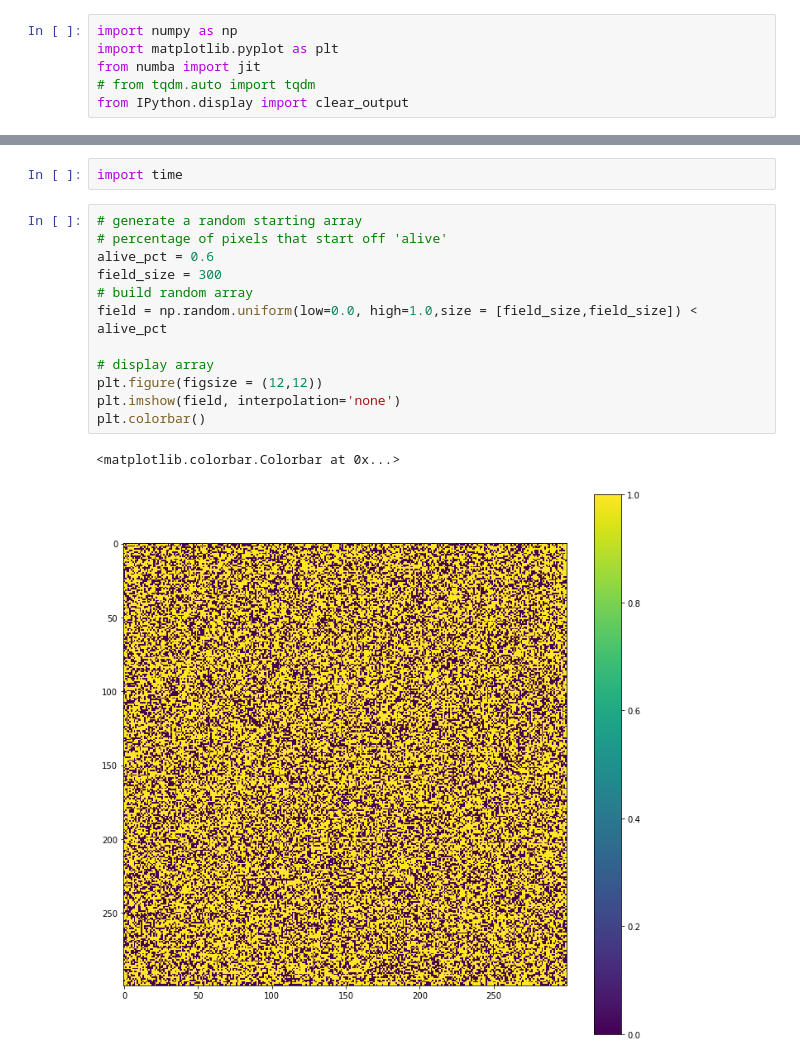
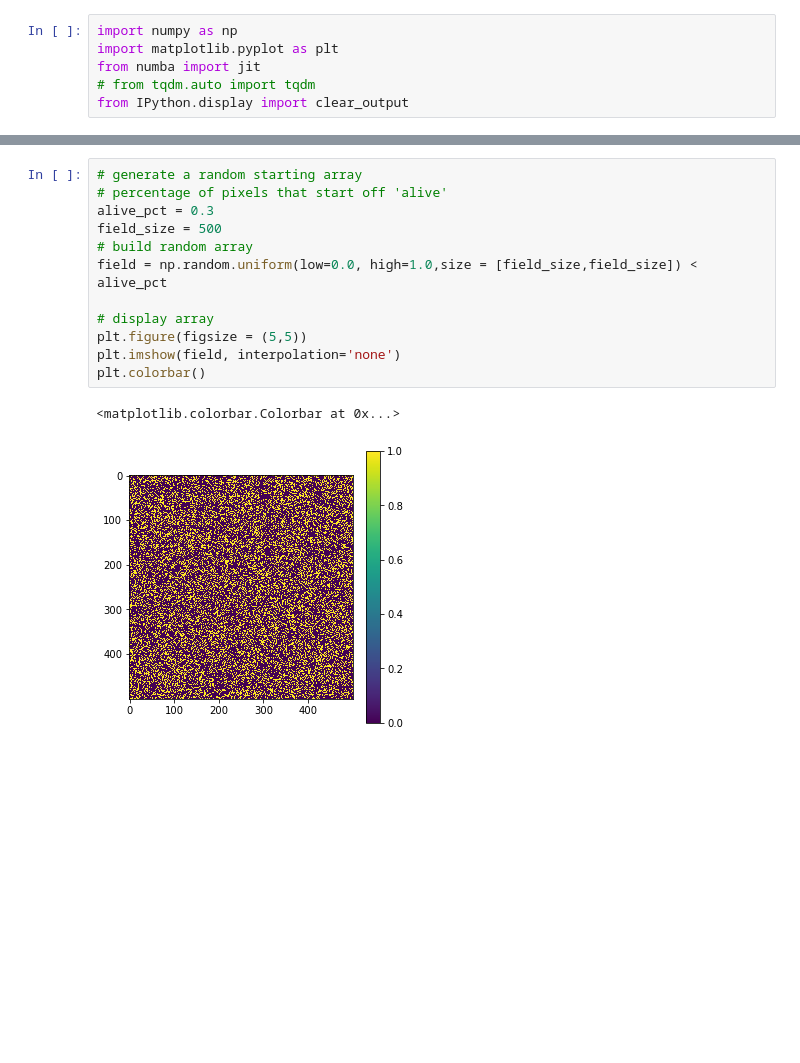
Before and after one commit to wrignj08/Game-of-Life, a Jupyter notebook: Conway's Game of Life.ipynb, the cells around one changed output, grey strips where cells are left out. Cells and saved outputs as stored; diff of their text form; blank space fills up the shorter version.

```diff
--- a/Conway's Game of Life.ipynb
+++ b/Conway's Game of Life.ipynb
@@ -74,18 +72,16 @@ def count_arround(field):
-# %%
-import time
 # %%
 # generate a random starting array
 # percentage of pixels that start off 'alive'
-alive_pct = 0.6
-field_size = 300
+alive_pct = 0.3
+field_size = 500
 # build random array
 field = np.random.uniform(low=0.0, high=1.0,size = [field_size,field_size]) < alive_pct
 
 # display array
-plt.figure(figsize = (12,12))
+plt.figure(figsize = (5,5))
 plt.imshow(field, interpolation='none')
 plt.colorbar()
 # %% [output]
 <matplotlib.colorbar.Colorbar at 0x...>
-[figure, old version]
+[figure, new version]
 # %%
```
Also changed, not shown: parts of 5 cells of this notebook.
